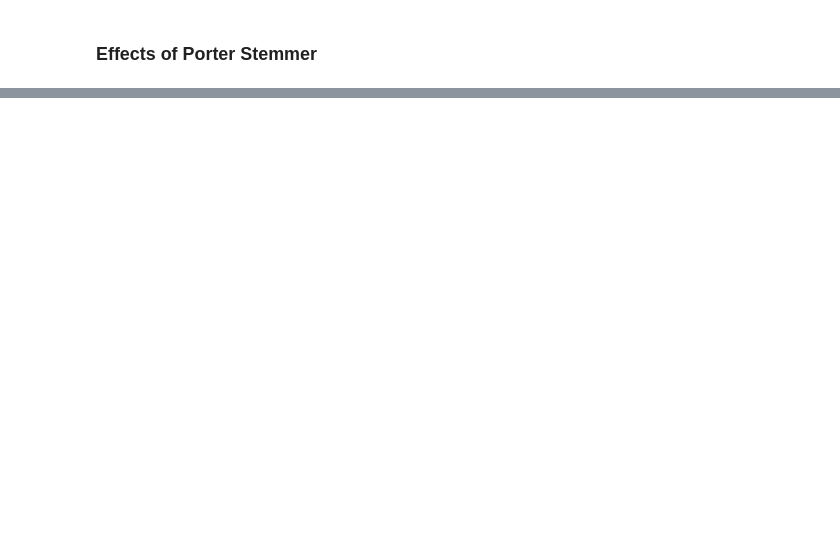
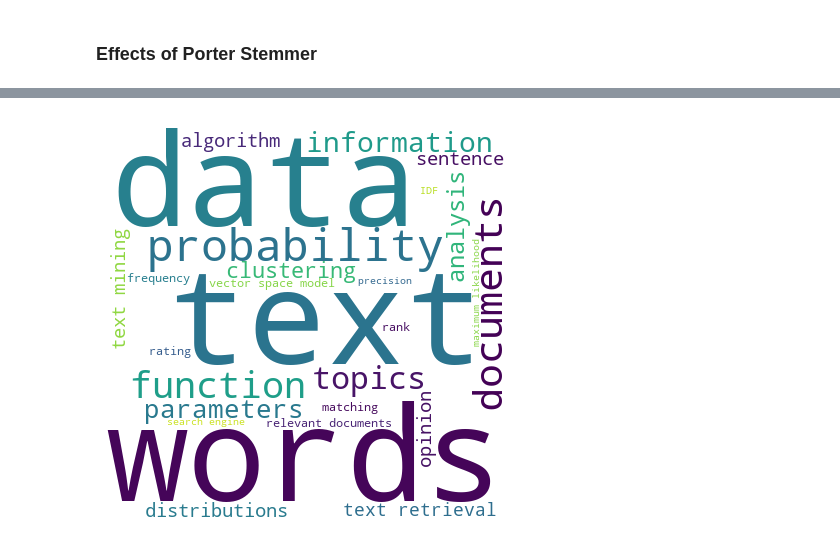
Before and after one commit to Bbold72/TIS-FA22-SmartMOOCs, a Jupyter notebook: notebooks/vocab.ipynb, the cells around one changed output, grey strips where cells are left out. Cells and saved outputs as stored; diff of their text form; code cells hidden in the pictures; blank space fills up the shorter version.

Commit message:
add wordcloud

```diff
--- a/notebooks/vocab.ipynb
+++ b/notebooks/vocab.ipynb
@@ -129,0 +231,9 @@ for word, stem in zip(tokens, tokens_stemmed):
+# %%
+words = []
+for segment in token_list:
+    sentence = ' '.join(segment)
+    for ngram in utils.common_n_grams:
+        sentence = sentence.replace(ngram, ngram.replace(' ', '_'))
+    words.extend(sentence.split(' '))
+
+word_counter = Counter(words)
@@ -129,0 +285,10 @@ for word, stem in zip(tokens, tokens_stemmed):
+# %%
+word_freqs = dict()
+
+for w, f in word_counter.most_common(1000):
+    if '_' in w:
+        word_freqs[w.replace('_', ' ')] = f
+    elif w == 'tf' or w == 'idf':
+         word_freqs[w.upper()] = f
+    elif w in common_single_words:
+        word_freqs[w] = f
@@ -129,0 +315,20 @@ for word, stem in zip(tokens, tokens_stemmed):
+# %%
+# plotting code adapted from
+# https://www.geeksforgeeks.org/generating-word-cloud-python/
+
+from wordcloud import WordCloud
+import matplotlib.pyplot as plt
+
+
+wordcloud = WordCloud(width = 400, height = 400,
+                background_color ='white',
+                min_font_size = 10).generate_from_frequencies(word_freqs)
+
+# plot the WordCloud image
+plt.figure(figsize = (6, 4), facecolor = None)
+plt.imshow(wordcloud)
+plt.axis("off")
+plt.tight_layout(pad=0)
+plt.show()
+# %% [output]
+[figure, added]
```
Also changed, not shown: parts of 15 cells of this notebook, 1 other file.
